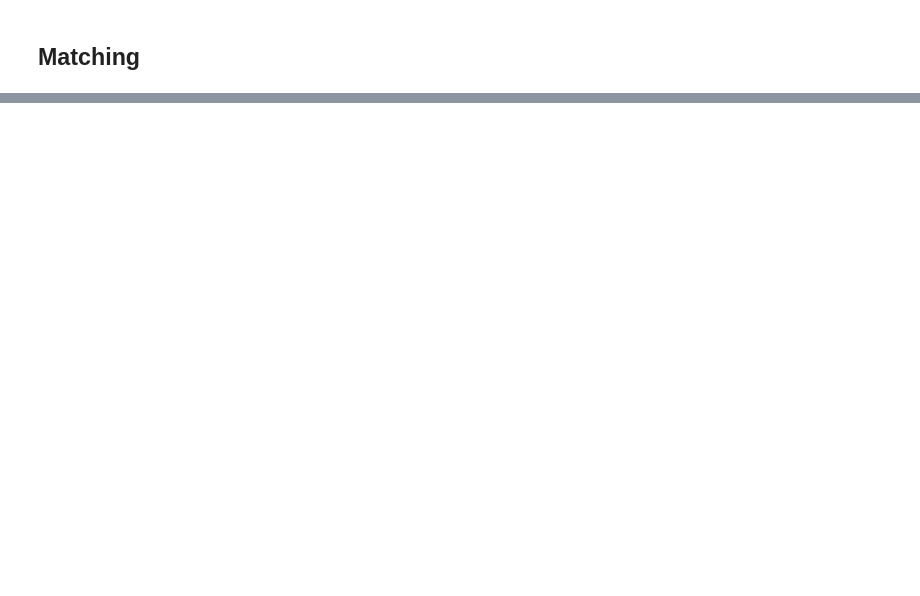
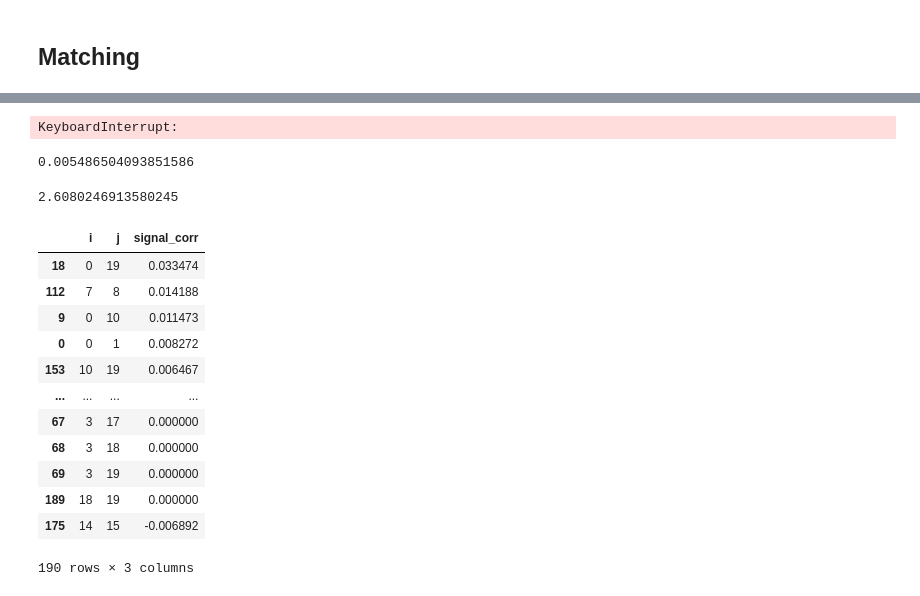
Before and after one commit to hungnd11/my-thesis, a Jupyter notebook: code/notebooks/piloc.ipynb, the cells around one changed output, grey strips where cells are left out. Saved outputs shown, nothing was run; the diff lists cells and outputs as text; code cells hidden in the pictures; blank space fills up the shorter version.

Commit message:
Add: corr computation

```diff
--- a/code/notebooks/piloc.ipynb
+++ b/code/notebooks/piloc.ipynb
@@ -600,0 +793,58 @@ turn_segments[0].wifi_f[:, 1:].shape
+# %%
+def compute_segment_correlations_signal(s1: Segment, s2: Segment) -> float:
+  signal_corr = compute_signal_correlation_max(s1.wifi_f[:, 1:], s2.wifi_f[:,1:])
+  return signal_corr
+# %%
+def compute_correlation_matrix_signal(straight_line_segments):
+
+  correlation_matrix = dict()
+  n = len(straight_line_segments)
+  pair_indices = [(i, j) for i in range(n) for j in range(i + 1, n)]
+  pairs = [(straight_line_segments[i], straight_line_segments[j])
+           for i in range(n)
+           for j in range(i + 1, n)]
+
+  with Pool(processes=8) as pool:
+    results = [pool.apply_async(compute_segment_correlations_signal, p) for p in pairs]
+    for i, r in enumerate(results):
+      correlation_matrix[pair_indices[i]] = r.get()
+
+  return correlation_matrix
+# %%
+
+data = []
+
+for s in turn_segments[1:]:
+  data.append(compute_segment_correlations_signal(turn_segments[0], s))
+# %% [output]
+KeyboardInterrupt:
+# %%
+data[np.argmax(data)]
+# %% [output]
+0.005486504093851586
+# %%
+turn_corr_matrix = compute_correlation_matrix_signal(turns_f[:20])
+# %%
+(130 * 130 * 25/45) / 60 / 60
+# %% [output]
+2.6080246913580245
+# %%
+data = pd.DataFrame([(*k, v) for k, v in turn_corr_matrix.items()],
+                    columns=["i", "j", "signal_corr"])
+# %%
+data.sort_values("signal_corr",
+                                                ascending=False)
+# %% [output]
+|  | i | j | signal_corr |
+| 18 | 0 | 19 | 0.033474 |
+| 112 | 7 | 8 | 0.014188 |
+| 9 | 0 | 10 | 0.011473 |
+| 0 | 0 | 1 | 0.008272 |
+| 153 | 10 | 19 | 0.006467 |
+| ... | ... | ... | ... |
+| 67 | 3 | 17 | 0.000000 |
+| 68 | 3 | 18 | 0.000000 |
+| 69 | 3 | 19 | 0.000000 |
+| 189 | 18 | 19 | 0.000000 |
+| 175 | 14 | 15 | -0.006892 |
+190 rows × 3 columns
```
Also changed, not shown: parts of 87 cells of this notebook, 1 other file.
